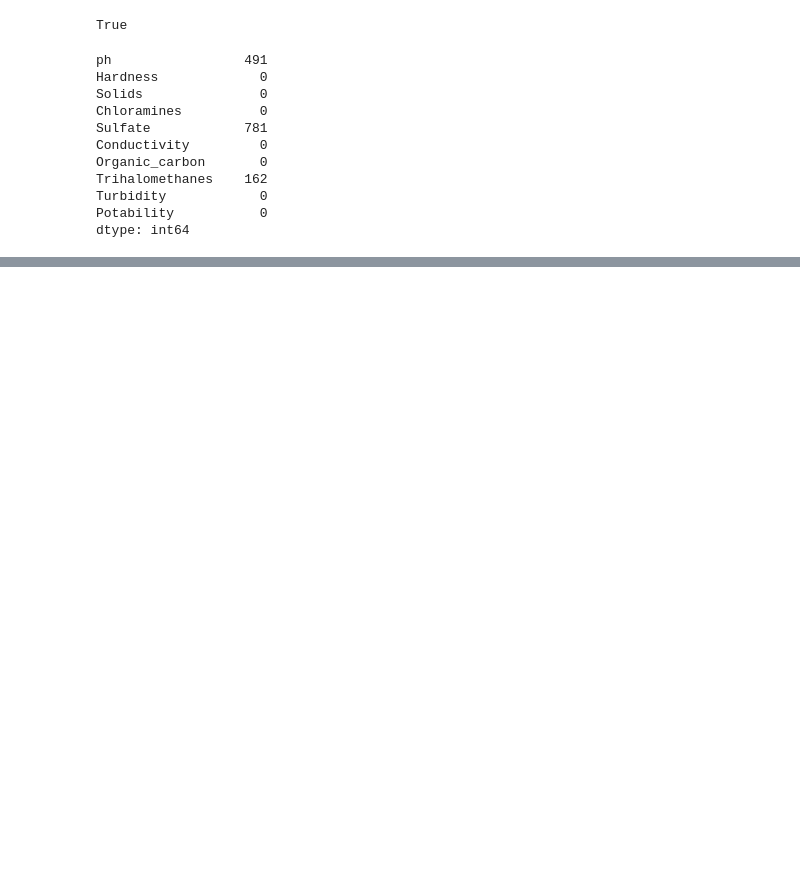
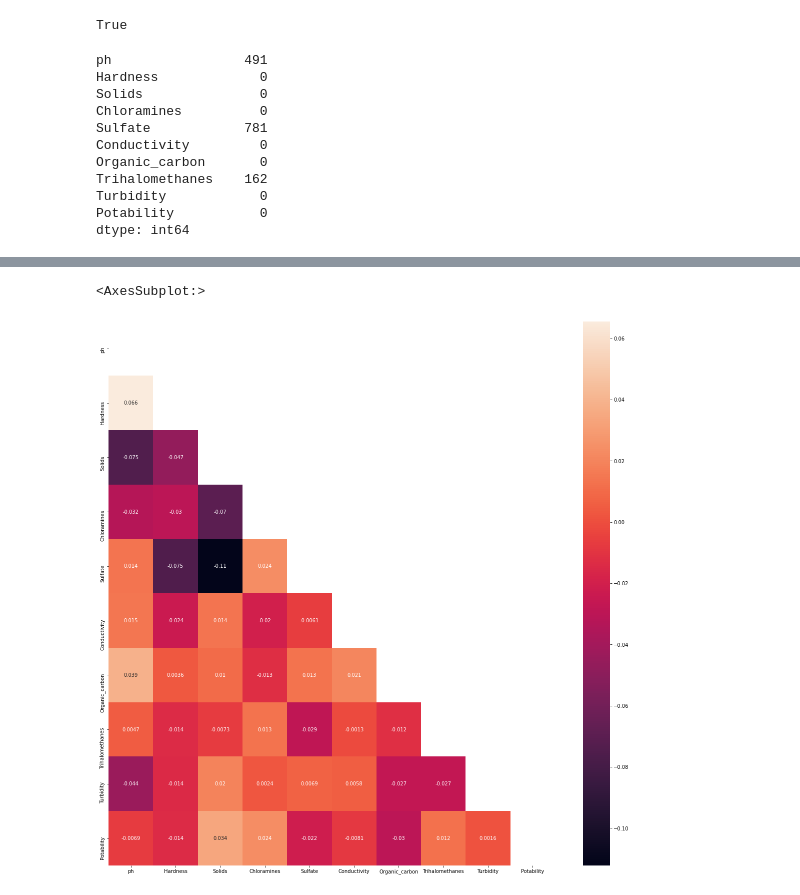
Before and after one commit to stejul/waterQualityDS, a Jupyter notebook: eda/EDA.ipynb, the cells around one changed output, grey strips where cells are left out. Drawn from its saved outputs; the diff is of its cells as text; code cells hidden in the pictures; blank space fills up the shorter version.

```diff
--- a/eda/EDA.ipynb
+++ b/eda/EDA.ipynb
@@ -111,0 +150,8 @@ AttributeError: 'NoneType' object has no attribute 'tail'
+# %%
+# Correlation plot of the parameters
+plt.figure(figsize=(20, 20))
+matrix = np.triu(dfNN.corr())
+sns.heatmap(dfNN.corr(), annot=True, mask=matrix, cmap="rocket")
+# %% [output]
+<AxesSubplot:>
+[figure, added]
```
Also changed, not shown: parts of 6 cells of this notebook.
